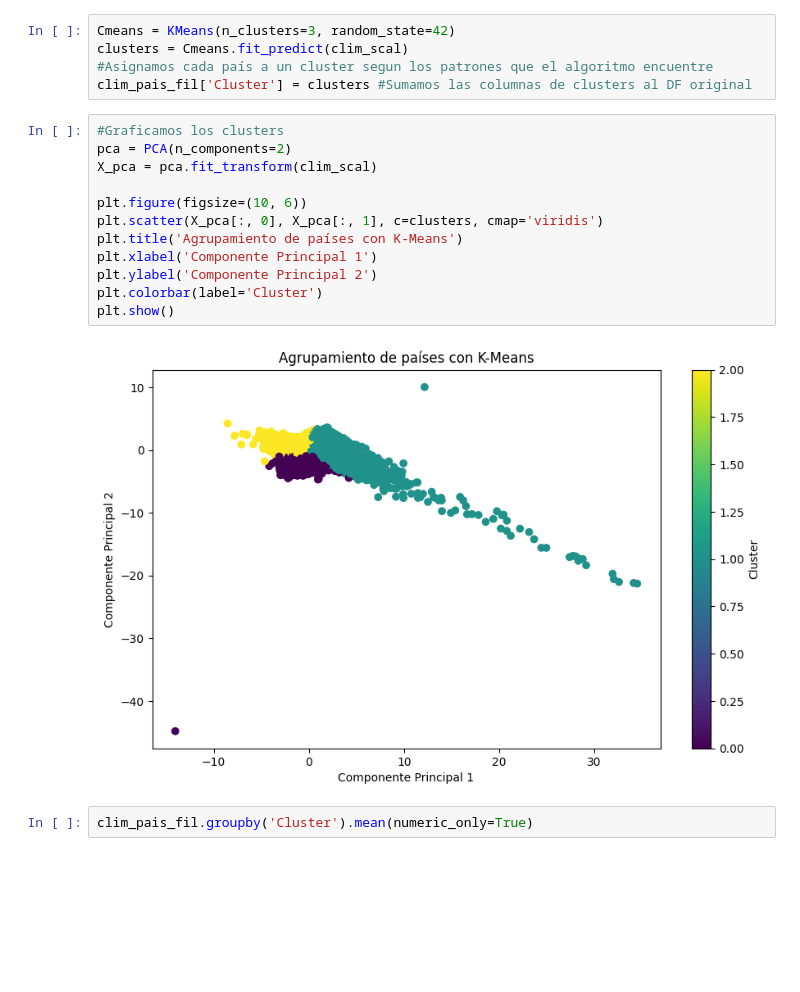
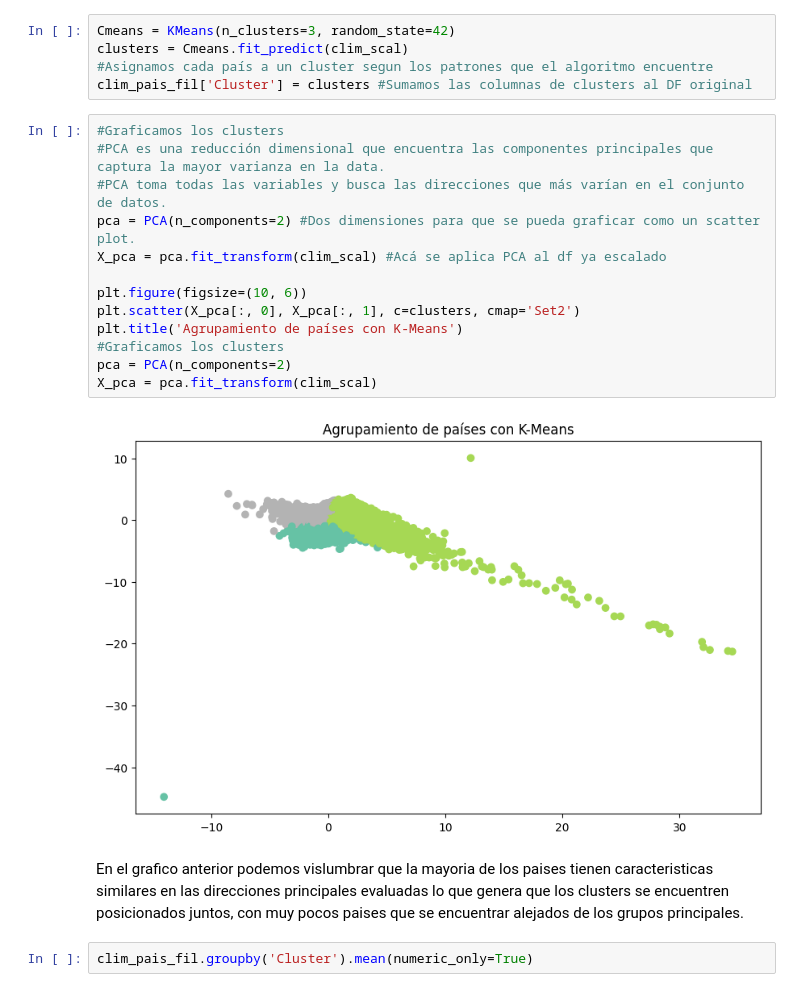
Before and after one commit to BelenUrdangarin/Integrador-Urdangarin---Olivera, a Jupyter notebook: Pre_entrega_4(Urdangarin_Olivera).ipynb, the cells around one changed output. Saved outputs shown, nothing was run; the diff lists cells and outputs as text; blank space fills up the shorter version.

```diff
--- a/Pre_entrega_4(Urdangarin_Olivera).ipynb
+++ b/Pre_entrega_4(Urdangarin_Olivera).ipynb
@@ -99,19 +99,22 @@ clusters = Cmeans.fit_predict(clim_scal)
 #Asignamos cada país a un cluster segun los patrones que el algoritmo encuentre
 clim_pais_fil['Cluster'] = clusters #Sumamos las columnas de clusters al DF original
 # %%
+#Graficamos los clusters
+#PCA es una reducción dimensional que encuentra las componentes principales que captura la mayor varianza en la data.
+#PCA toma todas las variables y busca las direcciones que más varían en el conjunto de datos.
+pca = PCA(n_components=2) #Dos dimensiones para que se pueda graficar como un scatter plot.
+X_pca = pca.fit_transform(clim_scal) #Acá se aplica PCA al df ya escalado
+
+plt.figure(figsize=(10, 6))
+plt.scatter(X_pca[:, 0], X_pca[:, 1], c=clusters, cmap='Set2')
+plt.title('Agrupamiento de países con K-Means')
 #Graficamos los clusters
 pca = PCA(n_components=2)
 X_pca = pca.fit_transform(clim_scal)
-
-plt.figure(figsize=(10, 6))
-plt.scatter(X_pca[:, 0], X_pca[:, 1], c=clusters, cmap='viridis')
-plt.title('Agrupamiento de países con K-Means')
-plt.xlabel('Componente Principal 1')
-plt.ylabel('Componente Principal 2')
-plt.colorbar(label='Cluster')
-plt.show()
 # %% [output]
-[figure, old version]
+[figure, new version]
+# %% [markdown]
+En el grafico anterior podemos vislumbrar que la mayoria de los paises tienen caracteristicas similares en las direcciones principales evaluadas lo que genera que los clusters se encuentren posicionados juntos, con muy pocos paises que se encuentrar alejados de los grupos principales.
 # %%
 clim_pais_fil.groupby('Cluster').mean(numeric_only=True)
 # %% [output]
```
Also changed, not shown: parts of 8 cells of this notebook.
